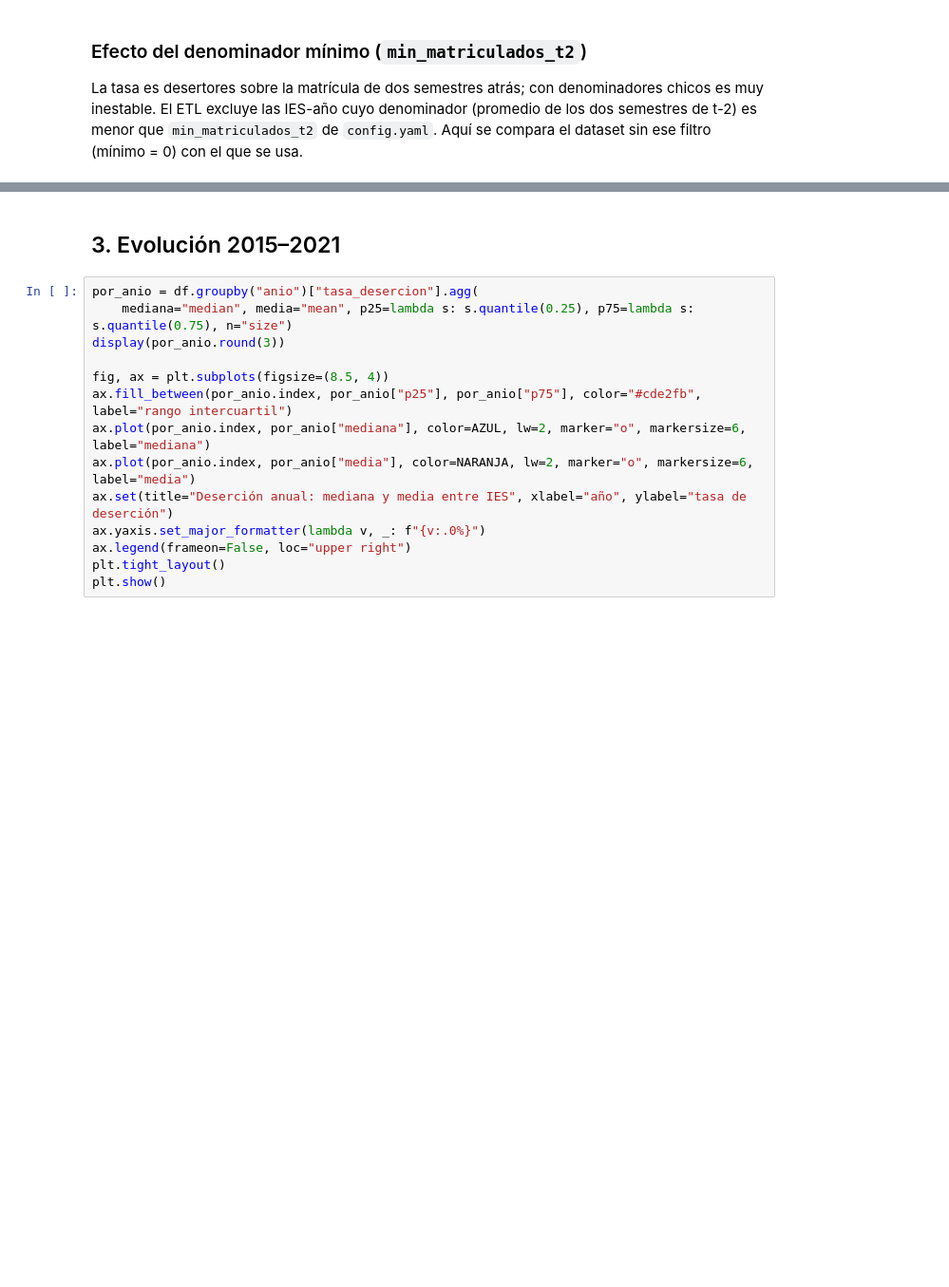
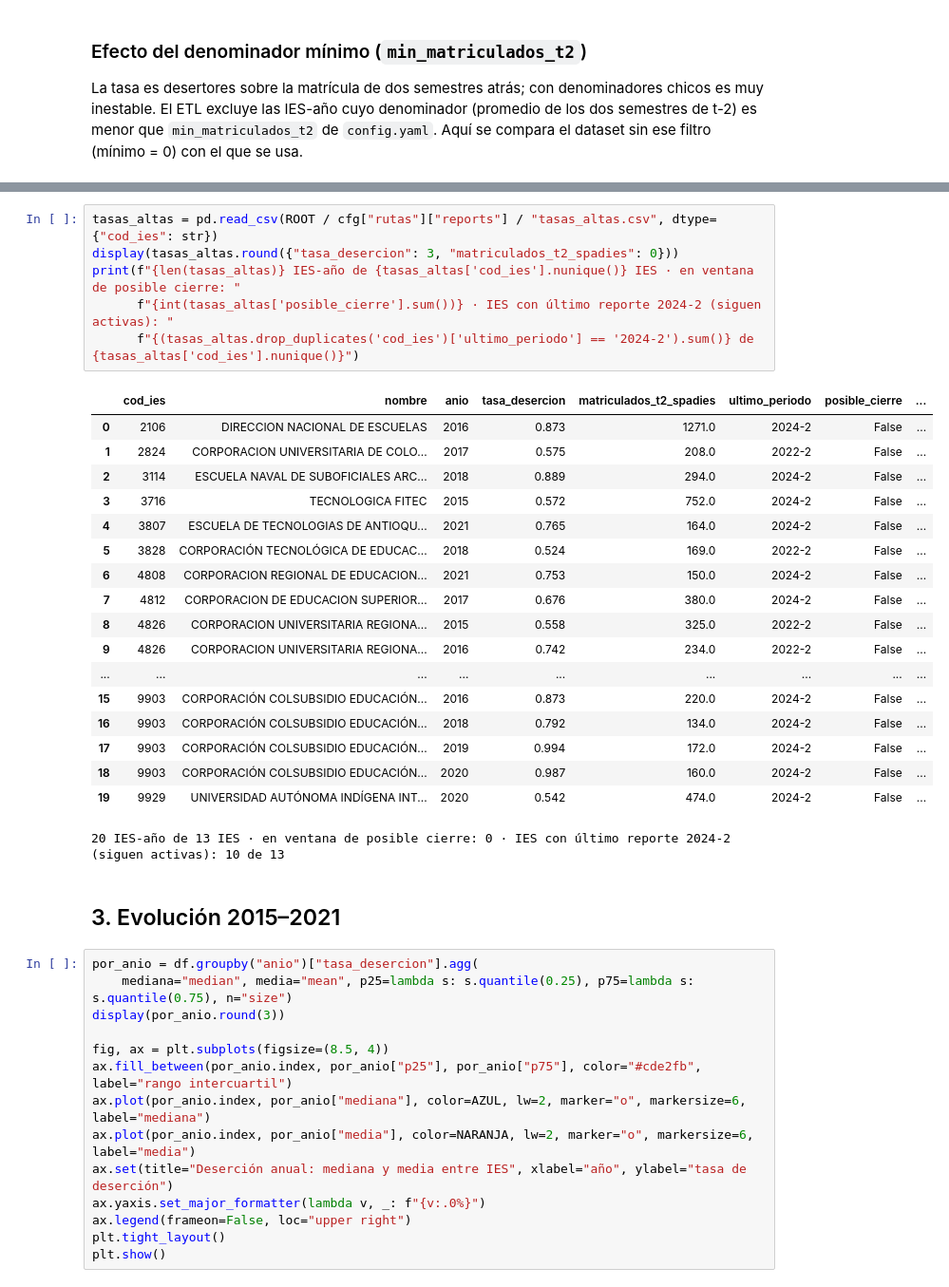
Before and after one commit to miguelmendez04/ProyectoAprendizajeAutomatico, a Jupyter notebook: notebooks/01_eda.ipynb, the cells around one changed output, grey strips where cells are left out. Shown at 95% size. Saved outputs shown, nothing was run; the diff lists cells and outputs as text; blank space fills up the shorter version.

```diff
--- a/notebooks/01_eda.ipynb
+++ b/notebooks/01_eda.ipynb
@@ -202,3 +215,28 @@ IES-año sin filtro: 2,148 · con filtro: 2,051 · eliminadas: 97 (4.5%) · IES
+# %%
+tasas_altas = pd.read_csv(ROOT / cfg["rutas"]["reports"] / "tasas_altas.csv", dtype={"cod_ies": str})
+display(tasas_altas.round({"tasa_desercion": 3, "matriculados_t2_spadies": 0}))
+print(f"{len(tasas_altas)} IES-año de {tasas_altas['cod_ies'].nunique()} IES · en ventana de posible cierre: "
+      f"{int(tasas_altas['posible_cierre'].sum())} · IES con último reporte 2024-2 (siguen activas): "
+      f"{(tasas_altas.drop_duplicates('cod_ies')['ultimo_periodo'] == '2024-2').sum()} de {tasas_altas['cod_ies'].nunique()}")
+# %% [output]
+|  | cod_ies | nombre | anio | tasa_desercion | matriculados_t2_spadies | ultimo_periodo | posible_cierre | ... |
+| 0 | 2106 | DIRECCION NACIONAL DE ESCUELAS | 2016 | 0.873 | 1271.0 | 2024-2 | False | ... |
+| 1 | 2824 | CORPORACION UNIVERSITARIA DE COLO... | 2017 | 0.575 | 208.0 | 2022-2 | False | ... |
+| 2 | 3114 | ESCUELA NAVAL DE SUBOFICIALES ARC... | 2018 | 0.889 | 294.0 | 2024-2 | False | ... |
+| 3 | 3716 | TECNOLOGICA FITEC | 2015 | 0.572 | 752.0 | 2024-2 | False | ... |
+| 4 | 3807 | ESCUELA DE TECNOLOGIAS DE ANTIOQU... | 2021 | 0.765 | 164.0 | 2024-2 | False | ... |
+| 5 | 3828 | CORPORACIÓN TECNOLÓGICA DE EDUCAC... | 2018 | 0.524 | 169.0 | 2022-2 | False | ... |
+| 6 | 4808 | CORPORACION REGIONAL DE EDUCACION... | 2021 | 0.753 | 150.0 | 2024-2 | False | ... |
+| 7 | 4812 | CORPORACION DE EDUCACION SUPERIOR... | 2017 | 0.676 | 380.0 | 2024-2 | False | ... |
+| 8 | 4826 | CORPORACION UNIVERSITARIA REGIONA... | 2015 | 0.558 | 325.0 | 2022-2 | False | ... |
+| 9 | 4826 | CORPORACION UNIVERSITARIA REGIONA... | 2016 | 0.742 | 234.0 | 2022-2 | False | ... |
+| ... | ... | ... | ... | ... | ... | ... | ... | ... |
+| 15 | 9903 | CORPORACIÓN COLSUBSIDIO EDUCACIÓN... | 2016 | 0.873 | 220.0 | 2024-2 | False | ... |
+| 16 | 9903 | CORPORACIÓN COLSUBSIDIO EDUCACIÓN... | 2018 | 0.792 | 134.0 | 2024-2 | False | ... |
+| 17 | 9903 | CORPORACIÓN COLSUBSIDIO EDUCACIÓN... | 2019 | 0.994 | 172.0 | 2024-2 | False | ... |
+| 18 | 9903 | CORPORACIÓN COLSUBSIDIO EDUCACIÓN... | 2020 | 0.987 | 160.0 | 2024-2 | False | ... |
+| 19 | 9929 | UNIVERSIDAD AUTÓNOMA INDÍGENA INT... | 2020 | 0.542 | 474.0 | 2024-2 | False | ... |
+20 IES-año de 13 IES · en ventana de posible cierre: 0 · IES con último reporte 2024-2 (siguen activas): 10 de 13
 # %% [markdown]
 ## 3. Evolución 2015–2021
 # %%
```
Also changed, not shown: parts of 17 cells of this notebook, 17 other files.
